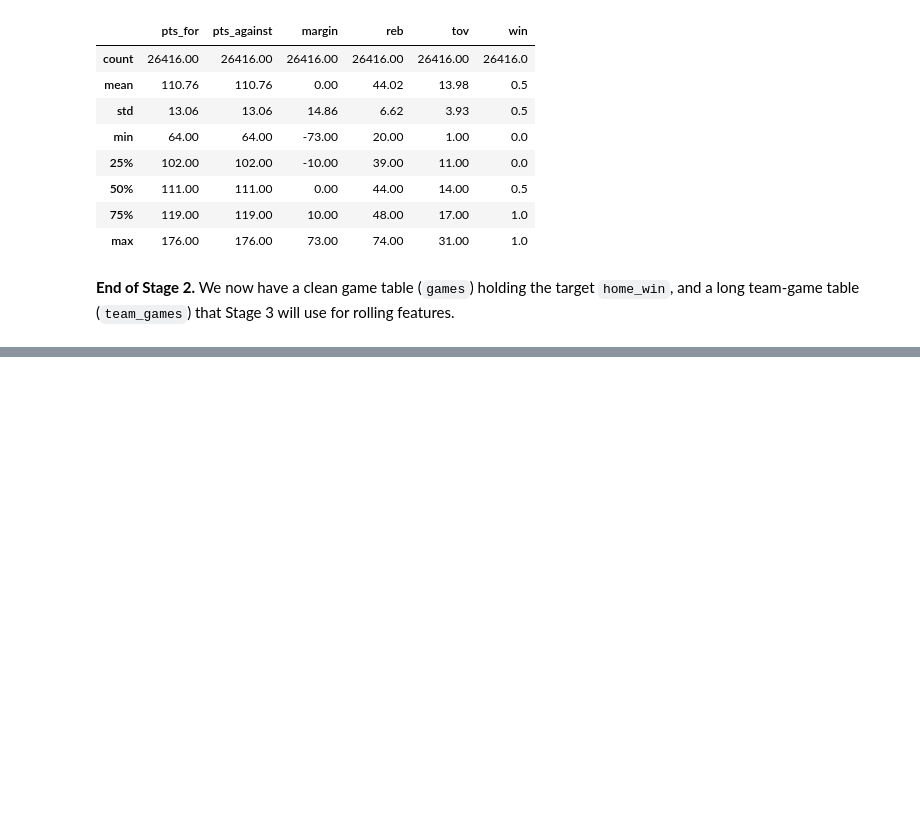
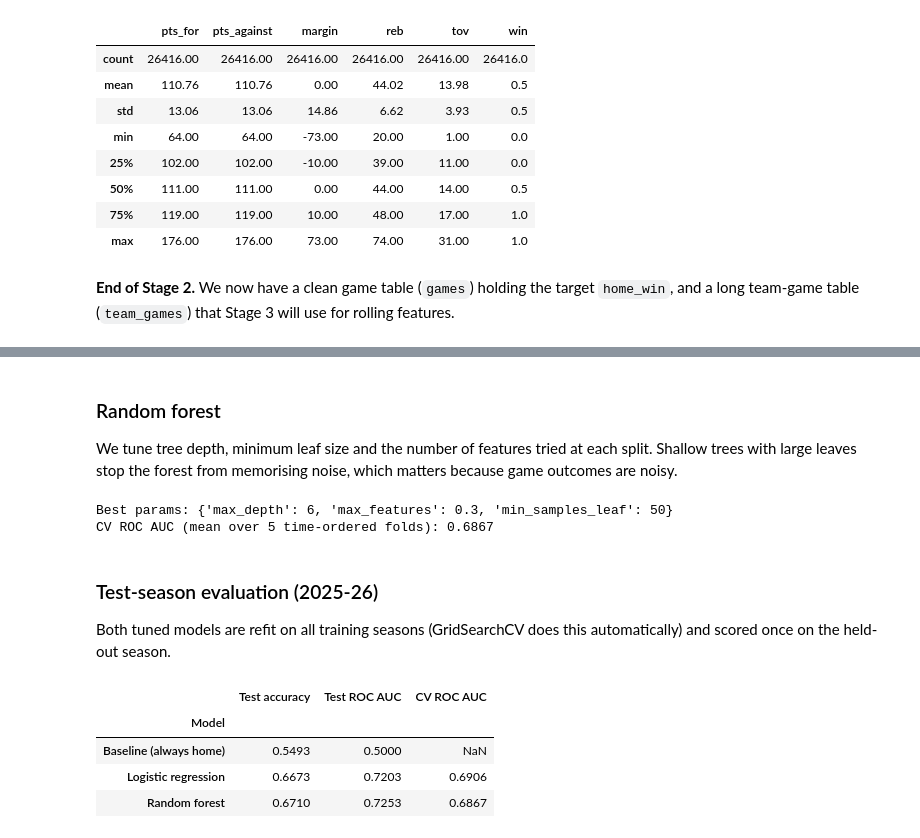
Before and after one commit to sameed102/NBA-Game-Predictor, a Jupyter notebook: nba_home_win_predictor.ipynb, the cells around one changed output, grey strips where cells are left out. Saved outputs shown, nothing was run; the diff lists cells and outputs as text; code cells hidden in the pictures; blank space fills up the shorter version.

```diff
--- a/nba_home_win_predictor.ipynb
+++ b/nba_home_win_predictor.ipynb
@@ -312,0 +515,5 @@ long team-game table (`team_games`) that Stage 3 will use for rolling features.
+# %%
+baseline_pred = np.ones(len(y_test), dtype=int)
+baseline_acc = accuracy_score(y_test, baseline_pred)
+baseline_auc = roc_auc_score(y_test, np.full(len(y_test), 0.5))   # constant score: AUC = 0.5
+print(f"Baseline test accuracy: {baseline_acc:.4f}   ROC AUC: {baseline_auc:.3f}")
@@ -312,0 +527,12 @@ long team-game table (`team_games`) that Stage 3 will use for rolling features.
+# %%
+logreg = make_pipeline(StandardScaler(), LogisticRegression(max_iter=5000))
+logreg_grid = GridSearchCV(
+    logreg,
+    {"logisticregression__C": [0.001, 0.003, 0.01, 0.03, 0.1, 0.3, 1, 10]},
+    cv=tscv, scoring="roc_auc", n_jobs=-1)
+logreg_grid.fit(X_train, y_train)
+
+print("Best params:", logreg_grid.best_params_)
+print(f"CV ROC AUC (mean over 5 time-ordered folds): {logreg_grid.best_score_:.4f}")
+cvres = pd.DataFrame(logreg_grid.cv_results_)[["param_logisticregression__C", "mean_test_score", "std_test_score"]]
+print(cvres.round(4).to_string(index=False))
@@ -312,0 +551,40 @@ long team-game table (`team_games`) that Stage 3 will use for rolling features.
+# %% [markdown]
+### Random forest
+
+We tune tree depth, minimum leaf size and the number of features tried at each split. Shallow trees with large leaves stop the forest from memorising noise, which matters because game outcomes are noisy.
+# %%
+rf = RandomForestClassifier(n_estimators=300, random_state=42, n_jobs=-1)
+rf_grid = GridSearchCV(
+    rf,
+    {"max_depth": [4, 6, 8, None], "min_samples_leaf": [5, 20, 50], "max_features": ["sqrt", 0.3]},
+    cv=tscv, scoring="roc_auc", n_jobs=1)
+rf_grid.fit(X_train, y_train)
+
+print("Best params:", rf_grid.best_params_)
+print(f"CV ROC AUC (mean over 5 time-ordered folds): {rf_grid.best_score_:.4f}")
+# %% [output]
+Best params: {'max_depth': 6, 'max_features': 0.3, 'min_samples_leaf': 50}
+CV ROC AUC (mean over 5 time-ordered folds): 0.6867
+# %% [markdown]
+### Test-season evaluation (2025-26)
+
+Both tuned models are refit on all training seasons (GridSearchCV does this automatically) and scored once on the held-out season.
+# %%
+models = {"Logistic regression": logreg_grid.best_estimator_, "Random forest": rf_grid.best_estimator_}
+results = [{"Model": "Baseline (always home)", "Test accuracy": baseline_acc, "Test ROC AUC": baseline_auc, "CV ROC AUC": np.nan}]
+test_proba = {}
+for name, m in models.items():
+    p = m.predict_proba(X_test)[:, 1]
+    test_proba[name] = p
+    results.append({"Model": name,
+                    "Test accuracy": accuracy_score(y_test, (p >= 0.5).astype(int)),
+                    "Test ROC AUC": roc_auc_score(y_test, p),
+                    "CV ROC AUC": (logreg_grid if name.startswith("Logistic") else rf_grid).best_score_})
+results_df = pd.DataFrame(results).set_index("Model")
+results_df.round(4)
+# %% [output]
+|  | Test accuracy | Test ROC AUC | CV ROC AUC |
+| Model |  |  |  |
+| Baseline (always home) | 0.5493 | 0.5000 | NaN |
+| Logistic regression | 0.6673 | 0.7203 | 0.6906 |
+| Random forest | 0.6710 | 0.7253 | 0.6867 |
```
Also changed, not shown: parts of 19 cells of this notebook.
